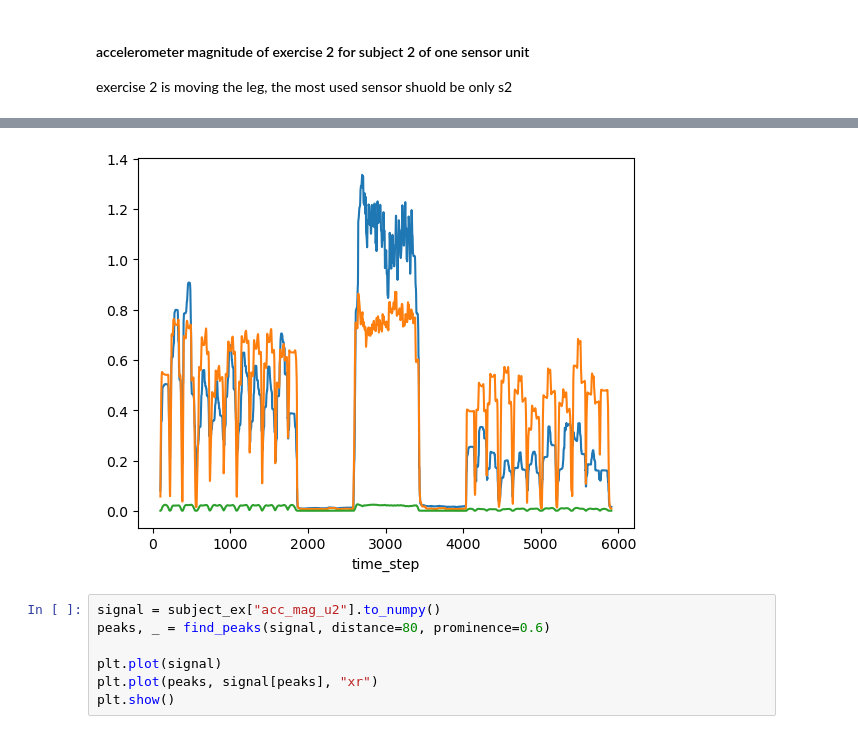
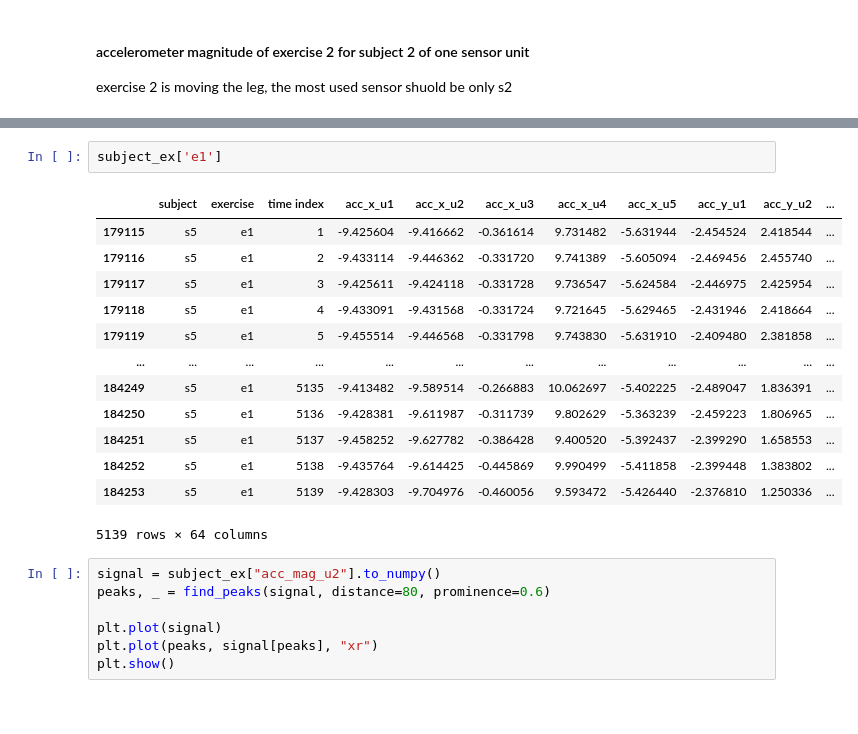
Before and after one commit to alessandrodipiano/wearable-sensor-exercise-recognition, a Jupyter notebook: notebooks/preprocessing.ipynb, the cells around one changed output, grey strips where cells are left out. Saved outputs shown, nothing was run; the diff lists cells and outputs as text.

```diff
--- a/notebooks/preprocessing.ipynb
+++ b/notebooks/preprocessing.ipynb
@@ -228,6 +265,19 @@ for ex in exercises:
 # %%
+subject_ex['e1']
 # %% [output]
-[figure, removed]
+|  | subject | exercise | time index | acc_x_u1 | acc_x_u2 | acc_x_u3 | acc_x_u4 | acc_x_u5 | acc_y_u1 | acc_y_u2 | ... |
+| 179115 | s5 | e1 | 1 | -9.425604 | -9.416662 | -0.361614 | 9.731482 | -5.631944 | -2.454524 | 2.418544 | ... |
+| 179116 | s5 | e1 | 2 | -9.433114 | -9.446362 | -0.331720 | 9.741389 | -5.605094 | -2.469456 | 2.455740 | ... |
+| 179117 | s5 | e1 | 3 | -9.425611 | -9.424118 | -0.331728 | 9.736547 | -5.624584 | -2.446975 | 2.425954 | ... |
+| 179118 | s5 | e1 | 4 | -9.433091 | -9.431568 | -0.331724 | 9.721645 | -5.629465 | -2.431946 | 2.418664 | ... |
+| 179119 | s5 | e1 | 5 | -9.455514 | -9.446568 | -0.331798 | 9.743830 | -5.631910 | -2.409480 | 2.381858 | ... |
+| ... | ... | ... | ... | ... | ... | ... | ... | ... | ... | ... | ... |
+| 184249 | s5 | e1 | 5135 | -9.413482 | -9.589514 | -0.266883 | 10.062697 | -5.402225 | -2.489047 | 1.836391 | ... |
+| 184250 | s5 | e1 | 5136 | -9.428381 | -9.611987 | -0.311739 | 9.802629 | -5.363239 | -2.459223 | 1.806965 | ... |
+| 184251 | s5 | e1 | 5137 | -9.458252 | -9.627782 | -0.386428 | 9.400520 | -5.392437 | -2.399290 | 1.658553 | ... |
+| 184252 | s5 | e1 | 5138 | -9.435764 | -9.614425 | -0.445869 | 9.990499 | -5.411858 | -2.399448 | 1.383802 | ... |
+| 184253 | s5 | e1 | 5139 | -9.428303 | -9.704976 | -0.460056 | 9.593472 | -5.426440 | -2.376810 | 1.250336 | ... |
+5139 rows × 64 columns
 # %%
 signal = subject_ex["acc_mag_u2"].to_numpy()
 peaks, _ = find_peaks(signal, distance=80, prominence=0.6)
```
Also changed, not shown: parts of 7 cells of this notebook.
